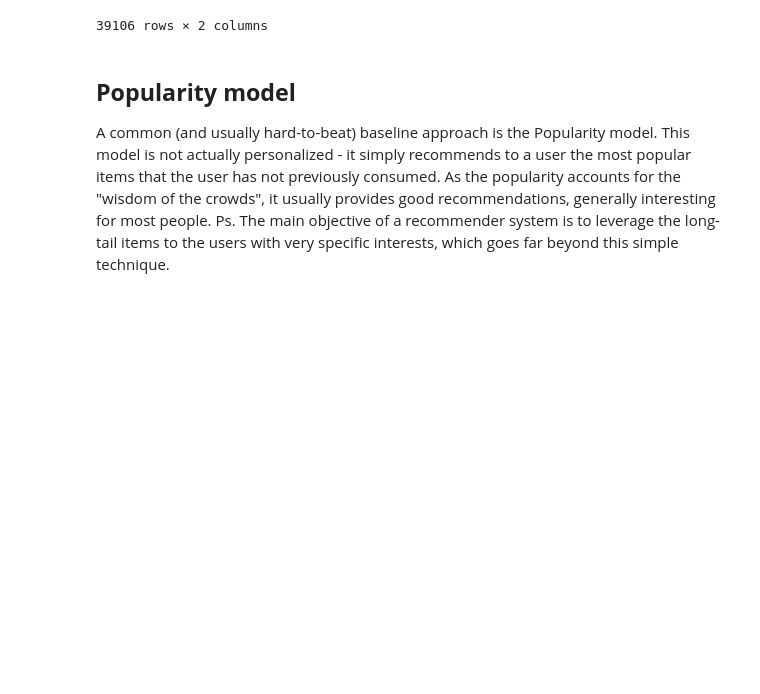
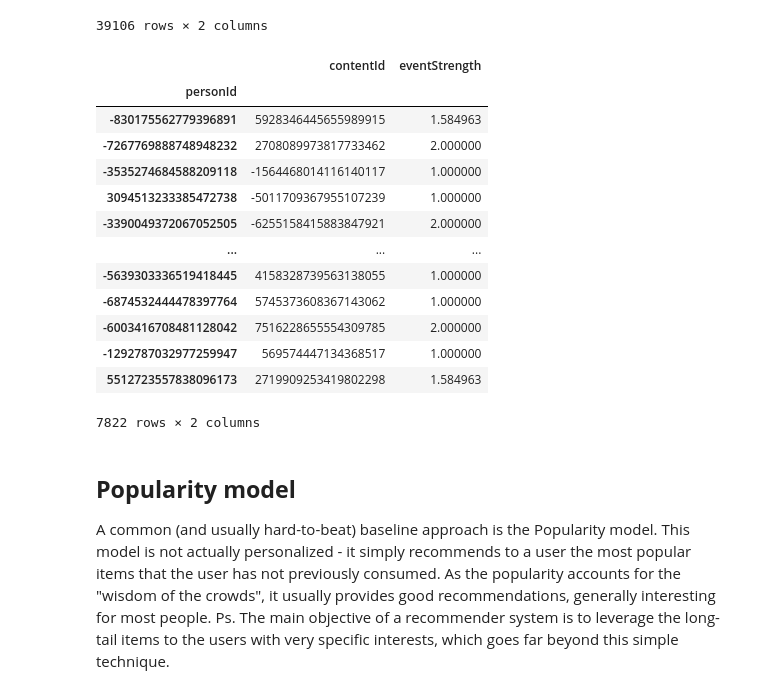
Before and after one commit to JIPiration/kaggles, a Jupyter notebook: articles-sharing-and-reading-from-CI&T-DeskDrop/03_recommender-systems-in-python-101.ipynb, the cells around one changed output. Drawn from its saved outputs; the diff is of its cells as text; code cells hidden in the pictures; blank space fills up the shorter version.

```diff
--- a/articles-sharing-and-reading-from-CI&T-DeskDrop/03_recommender-systems-in-python-101.ipynb
+++ b/articles-sharing-and-reading-from-CI&T-DeskDrop/03_recommender-systems-in-python-101.ipynb
@@ -320,6 +354,23 @@ def get_items_interacted(person_id, interactions_df):
     interacted_items = interactions_df.loc[person_id]['contentId']
 
     return set(interacted_items if type(interacted_items) == pd.Series else [interacted_items])
+# %%
+interactions_test_indexed_df
+# %% [output]
+|  | contentId | eventStrength |
+| personId |  |  |
+| -830175562779396891 | 5928346445655989915 | 1.584963 |
+| -7267769888748948232 | 2708089973817733462 | 2.000000 |
+| -3535274684588209118 | -1564468014116140117 | 1.000000 |
+| 3094513233385472738 | -5011709367955107239 | 1.000000 |
+| -3390049372067052505 | -6255158415883847921 | 2.000000 |
+| ... | ... | ... |
+| -5639303336519418445 | 4158328739563138055 | 1.000000 |
+| -6874532444478397764 | 5745373608367143062 | 1.000000 |
+| -6003416708481128042 | 7516228655554309785 | 2.000000 |
+| -1292787032977259947 | 569574447134368517 | 1.000000 |
+| 5512723557838096173 | 2719909253419802298 | 1.584963 |
+7822 rows × 2 columns
 # %%
 #Top-N accuracy metrics consts
 EVAL_RANDOM_SAMPLE_NON_INTERACTED_ITEMS = 100
```
Also changed, not shown: parts of 5 cells of this notebook, 1 other file.
